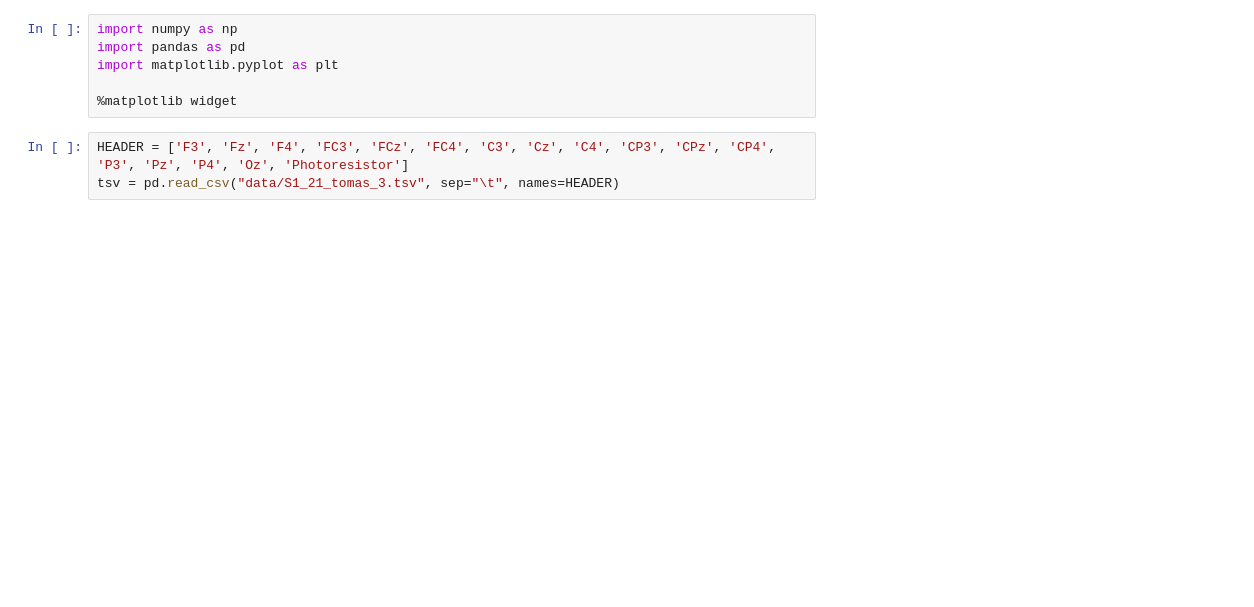
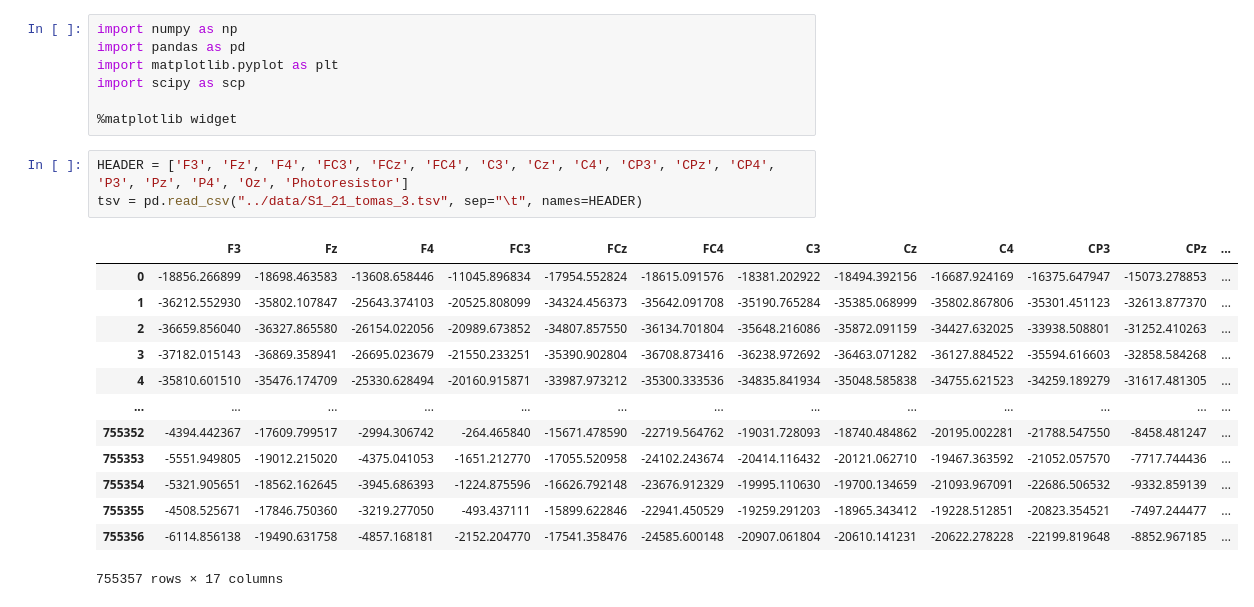
Before and after one commit to tomasccpt/eegaming, a Jupyter notebook: Process_Collected/process.ipynb, the cells around one changed output. Saved outputs shown, nothing was run; the diff lists cells and outputs as text; blank space fills up the shorter version.

```diff
--- a/Process_Collected/process.ipynb
+++ b/Process_Collected/process.ipynb
@@ -2,10 +2,25 @@
 import numpy as np
 import pandas as pd
 import matplotlib.pyplot as plt
+import scipy as scp
 
 %matplotlib widget
 # %%
 HEADER = ['F3', 'Fz', 'F4', 'FC3', 'FCz', 'FC4', 'C3', 'Cz', 'C4', 'CP3', 'CPz', 'CP4', 'P3', 'Pz', 'P4', 'Oz', 'Photoresistor']
-tsv = pd.read_csv("data/S1_21_tomas_3.tsv", sep="\t", names=HEADER)
+tsv = pd.read_csv("../data/S1_21_tomas_3.tsv", sep="\t", names=HEADER)
+# %% [output]
+|  | F3 | Fz | F4 | FC3 | FCz | FC4 | C3 | Cz | C4 | CP3 | CPz | ... |
+| 0 | -18856.266899 | -18698.463583 | -13608.658446 | -11045.896834 | -17954.552824 | -18615.091576 | -18381.202922 | -18494.392156 | -16687.924169 | -16375.647947 | -15073.278853 | ... |
+| 1 | -36212.552930 | -35802.107847 | -25643.374103 | -20525.808099 | -34324.456373 | -35642.091708 | -35190.765284 | -35385.068999 | -35802.867806 | -35301.451123 | -32613.877370 | ... |
+| 2 | -36659.856040 | -36327.865580 | -26154.022056 | -20989.673852 | -34807.857550 | -36134.701804 | -35648.216086 | -35872.091159 | -34427.632025 | -33938.508801 | -31252.410263 | ... |
+| 3 | -37182.015143 | -36869.358941 | -26695.023679 | -21550.233251 | -35390.902804 | -36708.873416 | -36238.972692 | -36463.071282 | -36127.884522 | -35594.616603 | -32858.584268 | ... |
+| 4 | -35810.601510 | -35476.174709 | -25330.628494 | -20160.915871 | -33987.973212 | -35300.333536 | -34835.841934 | -35048.585838 | -34755.621523 | -34259.189279 | -31617.481305 | ... |
+| ... | ... | ... | ... | ... | ... | ... | ... | ... | ... | ... | ... | ... |
+| 755352 | -4394.442367 | -17609.799517 | -2994.306742 | -264.465840 | -15671.478590 | -22719.564762 | -19031.728093 | -18740.484862 | -20195.002281 | -21788.547550 | -8458.481247 | ... |
+| 755353 | -5551.949805 | -19012.215020 | -4375.041053 | -1651.212770 | -17055.520958 | -24102.243674 | -20414.116432 | -20121.062710 | -19467.363592 | -21052.057570 | -7717.744436 | ... |
+| 755354 | -5321.905651 | -18562.162645 | -3945.686393 | -1224.875596 | -16626.792148 | -23676.912329 | -19995.110630 | -19700.134659 | -21093.967091 | -22686.506532 | -9332.859139 | ... |
+| 755355 | -4508.525671 | -17846.750360 | -3219.277050 | -493.437111 | -15899.622846 | -22941.450529 | -19259.291203 | -18965.343412 | -19228.512851 | -20823.354521 | -7497.244477 | ... |
+| 755356 | -6114.856138 | -19490.631758 | -4857.168181 | -2152.204770 | -17541.358476 | -24585.600148 | -20907.061804 | -20610.141231 | -20622.278228 | -22199.819648 | -8852.967185 | ... |
+755357 rows × 17 columns
 # %%
 pr = tsv["Photoresistor"].to_numpy()
```
Also changed, not shown: parts of 6 cells of this notebook, 5 other files.
